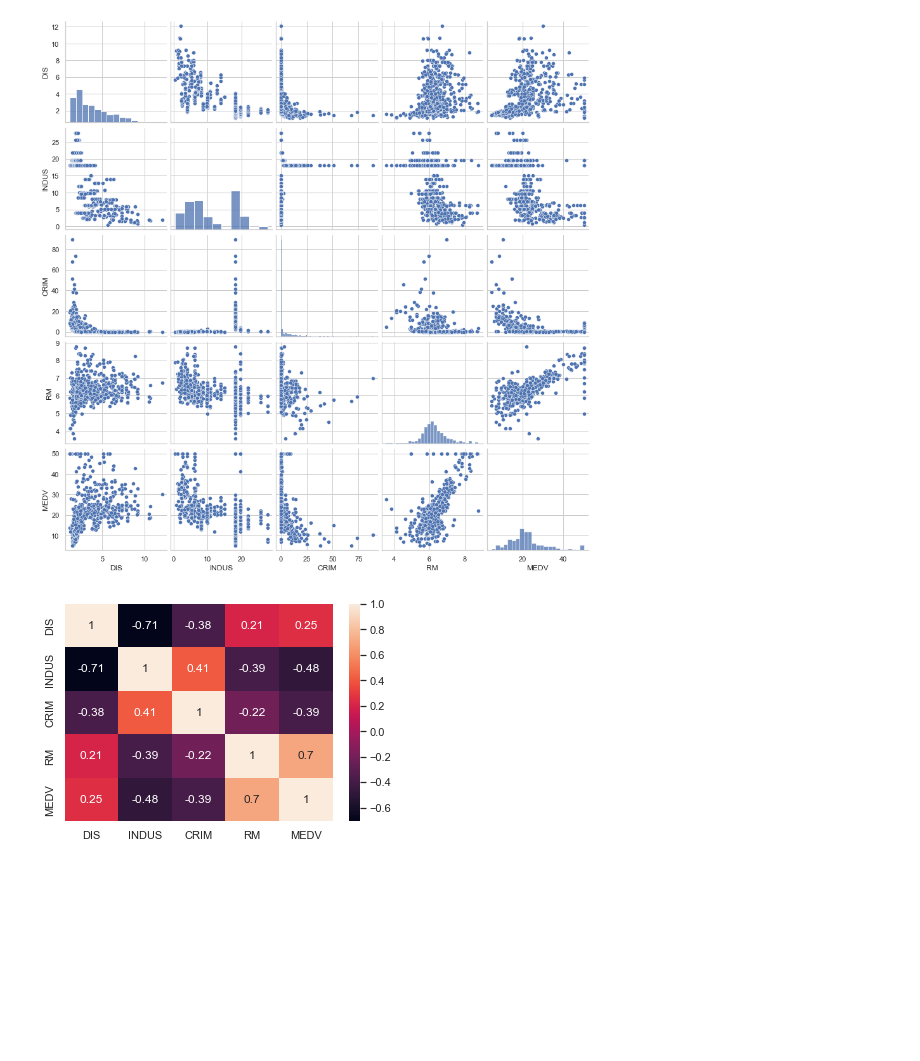
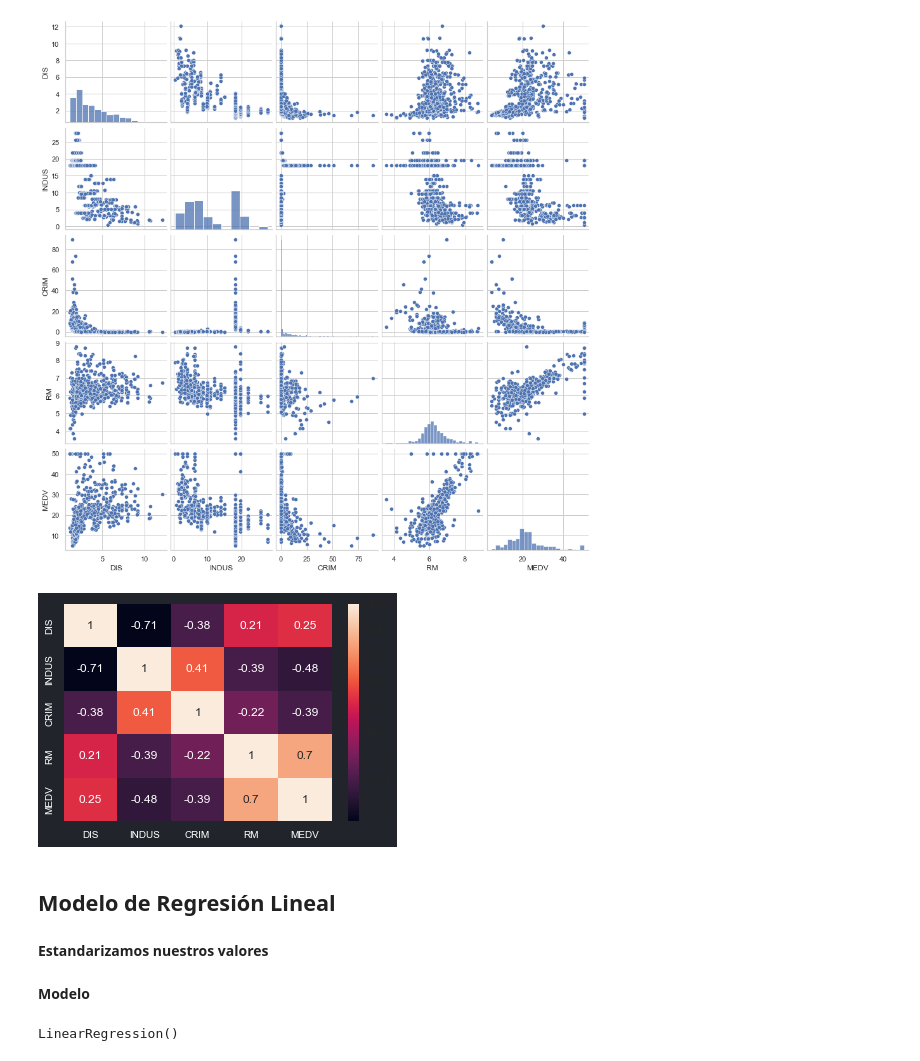
Before and after one commit to JuanFeA98/Machine_Learning, a Jupyter notebook: Regresión Lineal/01. Regresión Lineal (Housing).ipynb, the cells around one changed output. Saved outputs shown, nothing was run; the diff lists cells and outputs as text; code cells hidden in the pictures; blank space fills up the shorter version.

Commit message:
Regresión Lineal

```diff
--- a/Regresión Lineal/01. Regresión Lineal (Housing).ipynb
+++ b/Regresión Lineal/01. Regresión Lineal (Housing).ipynb
@@ -44,7 +48,15 @@ plt.show()
 # %% [output]
 [figure]
 # %%
+fig, ax = plt.subplots()
 sns.heatmap(df[cols].corr(), annot=True)
+fig.patch.set_facecolor('#21252b')
+
+plt.xticks(fontsize=10, color='white', weight=100)
+plt.yticks(fontsize=10, color='white', weight=100)
+
 plt.show()
 # %% [output]
-[figure, old version]
+[figure, new version]
+# %% [markdown]
+## **Modelo de Regresión Lineal**
@@ -50,0 +66,2 @@ plt.show()
+# %% [markdown]
+**Estandarizamos nuestros valores**
@@ -50,0 +74,7 @@ plt.show()
+# %% [markdown]
+**Modelo**
+# %%
+model = LinearRegression()
+model.fit(X_std, y_std)
+# %% [output]
+LinearRegression()
```
Also changed, not shown: parts of 8 cells of this notebook.
